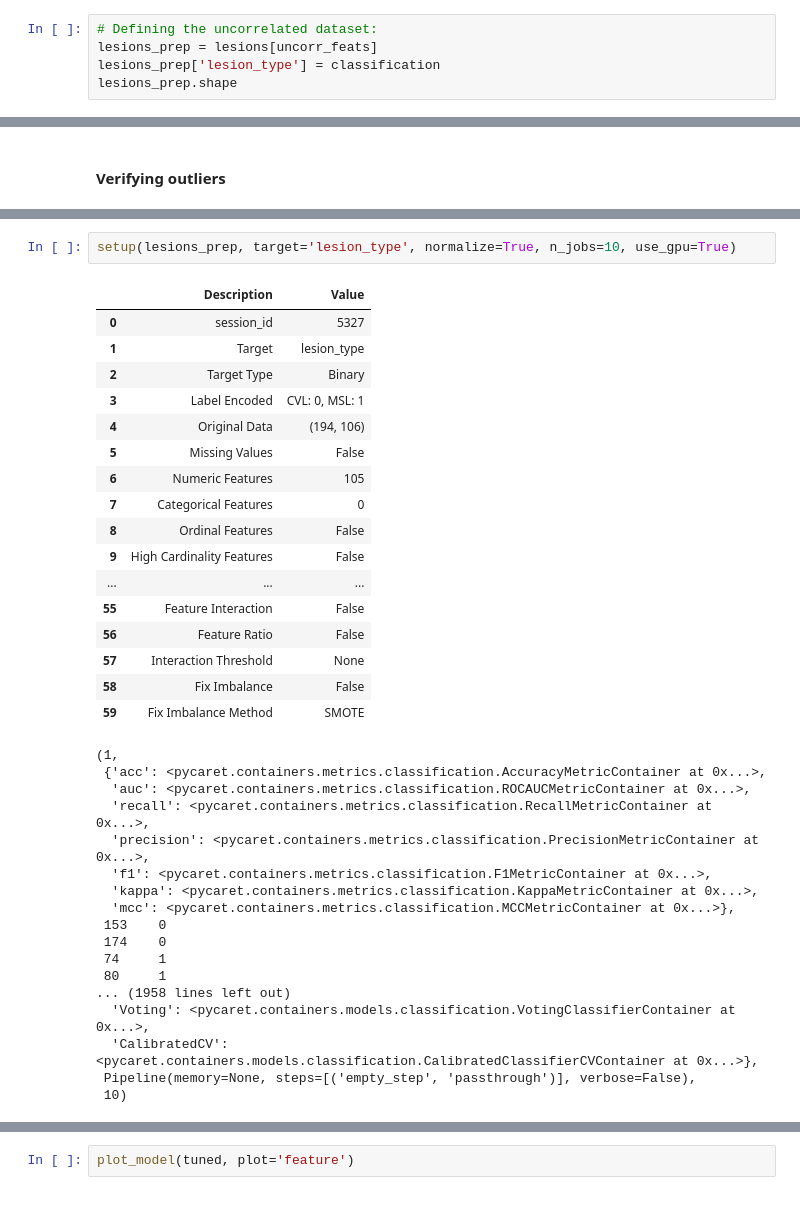
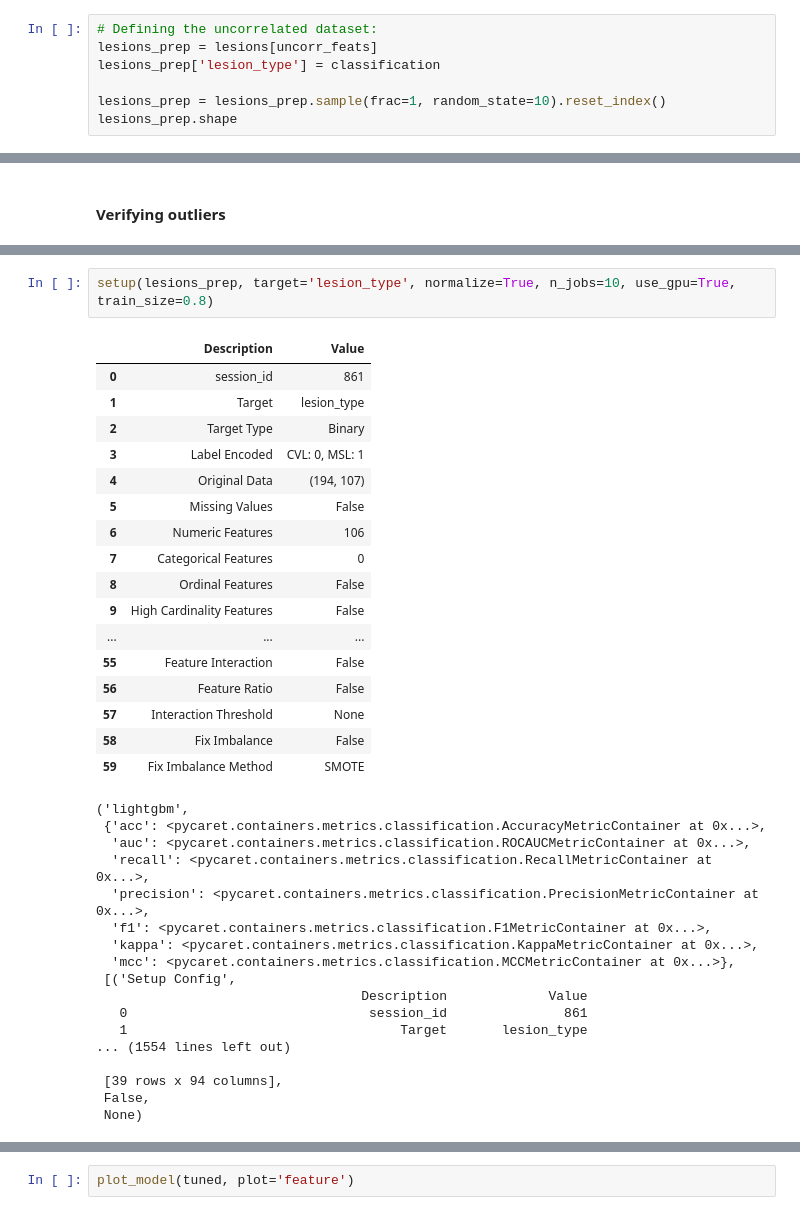
Before and after one commit to leodemachado/Classification-of-MRI-Hiperintense-Brain-Lesions-with-Radiomics-and-Machine-Learning, a Jupyter notebook: Feature-Preparation-and-Machine-Learning/Feature Preparation and Machine Learning.ipynb, the cells around one changed output, grey strips where cells are left out. Cells and saved outputs as stored; diff of their text form.

```diff
--- a/Feature-Preparation-and-Machine-Learning/Feature Preparation and Machine Learning.ipynb
+++ b/Feature-Preparation-and-Machine-Learning/Feature Preparation and Machine Learning.ipynb
@@ -90,5 +93,7 @@ len(uncorr_feats)
 # Defining the uncorrelated dataset:
 lesions_prep = lesions[uncorr_feats]
 lesions_prep['lesion_type'] = classification
+
+lesions_prep = lesions_prep.sample(frac=1, random_state=10).reset_index()
 lesions_prep.shape
 # %% [output]
@@ -111,14 +117,14 @@ lesions_prep.describe()
 # %%
-setup(lesions_prep, target='lesion_type', normalize=True, n_jobs=10, use_gpu=True)
+setup(lesions_prep, target='lesion_type', normalize=True, n_jobs=10, use_gpu=True, train_size=0.8)
 # %% [output]
 |  | Description | Value |
-| 0 | session_id | 5327 |
+| 0 | session_id | 861 |
 | 1 | Target | lesion_type |
 | 2 | Target Type | Binary |
 | 3 | Label Encoded | CVL: 0, MSL: 1 |
-| 4 | Original Data | (194, 106) |
+| 4 | Original Data | (194, 107) |
 | 5 | Missing Values | False |
-| 6 | Numeric Features | 105 |
+| 6 | Numeric Features | 106 |
 | 7 | Categorical Features | 0 |
 | 8 | Ordinal Features | False |
 | 9 | High Cardinality Features | False |
@@ -128,7 +134,7 @@ setup(lesions_prep, target='lesion_type', normalize=True, n_jobs=10, use_gpu=Tru
 | 57 | Interaction Threshold | None |
 | 58 | Fix Imbalance | False |
 | 59 | Fix Imbalance Method | SMOTE |
-(1,
+('lightgbm',
  {'acc': <pycaret.containers.metrics.classification.AccuracyMetricContainer at 0x...>,
   'auc': <pycaret.containers.metrics.classification.ROCAUCMetricContainer at 0x...>,
   'recall': <pycaret.containers.metrics.classification.RecallMetricContainer at 0x...>,
@@ -136,15 +142,15 @@ setup(lesions_prep, target='lesion_type', normalize=True, n_jobs=10, use_gpu=Tru
   'f1': <pycaret.containers.metrics.classification.F1MetricContainer at 0x...>,
   'kappa': <pycaret.containers.metrics.classification.KappaMetricContainer at 0x...>,
   'mcc': <pycaret.containers.metrics.classification.MCCMetricContainer at 0x...>},
- 153    0
- 174    0
- 74     1
- 80     1
-... (1958 lines left out)
-  'Voting': <pycaret.containers.models.classification.VotingClassifierContainer at 0x...>,
-  'CalibratedCV': <pycaret.containers.models.classification.CalibratedClassifierCVContainer at 0x...>},
- Pipeline(memory=None, steps=[('empty_step', 'passthrough')], verbose=False),
- 10)
+ [('Setup Config',
+                                  Description             Value
+   0                               session_id               861
+   1                                   Target       lesion_type
+... (1554 lines left out)
+
+ [39 rows x 94 columns],
+ False,
+ None)
 # %%
 compare_models()
 # %% [output]
```
Also changed, not shown: parts of 8 cells of this notebook, 3 other files.
